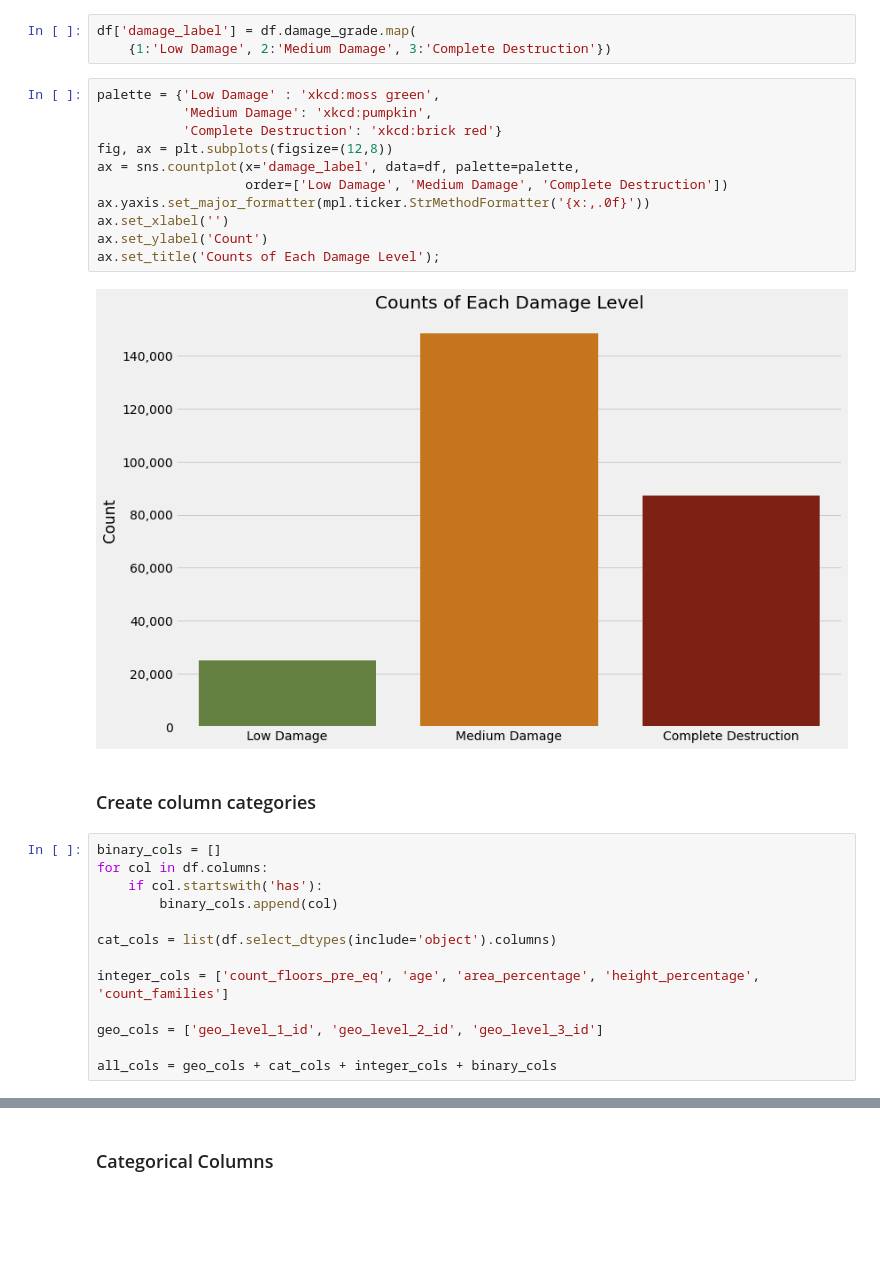
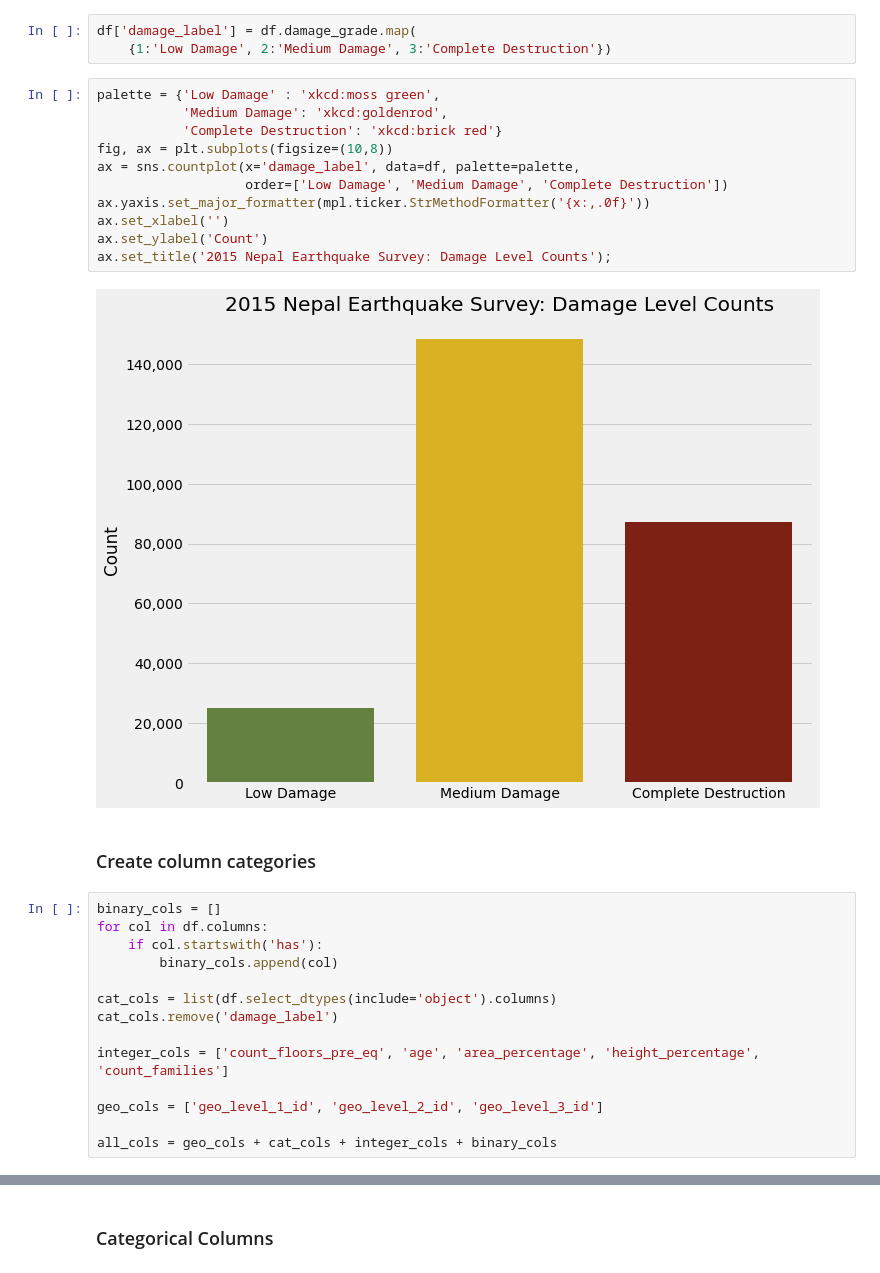
Before and after one commit to fivearm/Capstone_Repo, a Jupyter notebook: Data_Exploration.ipynb, the cells around one changed output, grey strips where cells are left out. Cells and saved outputs as stored; diff of their text form; blank space fills up the shorter version.

```diff
--- a/Data_Exploration.ipynb
+++ b/Data_Exploration.ipynb
@@ -40,17 +48,17 @@ df['damage_label'] = df.damage_grade.map(
     {1:'Low Damage', 2:'Medium Damage', 3:'Complete Destruction'})
 # %%
 palette = {'Low Damage' : 'xkcd:moss green',
-           'Medium Damage': 'xkcd:pumpkin',
+           'Medium Damage': 'xkcd:goldenrod',
            'Complete Destruction': 'xkcd:brick red'}
-fig, ax = plt.subplots(figsize=(12,8))
+fig, ax = plt.subplots(figsize=(10,8))
 ax = sns.countplot(x='damage_label', data=df, palette=palette,
                    order=['Low Damage', 'Medium Damage', 'Complete Destruction'])
 ax.yaxis.set_major_formatter(mpl.ticker.StrMethodFormatter('{x:,.0f}'))
 ax.set_xlabel('')
 ax.set_ylabel('Count')
-ax.set_title('Counts of Each Damage Level');
+ax.set_title('2015 Nepal Earthquake Survey: Damage Level Counts');
 # %% [output]
-[figure, old version]
+[figure, new version]
 # %% [markdown]
 ### Create column categories
 # %%
@@ -60,6 +68,7 @@ for col in df.columns:
         binary_cols.append(col)
 
 cat_cols = list(df.select_dtypes(include='object').columns)
+cat_cols.remove('damage_label')
 
 integer_cols = ['count_floors_pre_eq', 'age', 'area_percentage', 'height_percentage', 'count_families']
 
```
Also changed, not shown: parts of 18 cells of this notebook.
